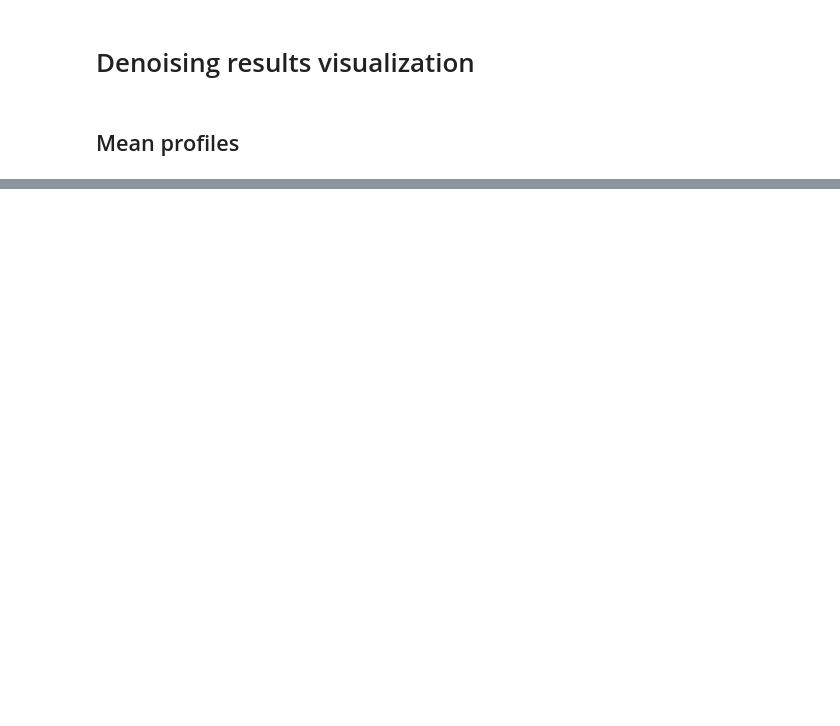
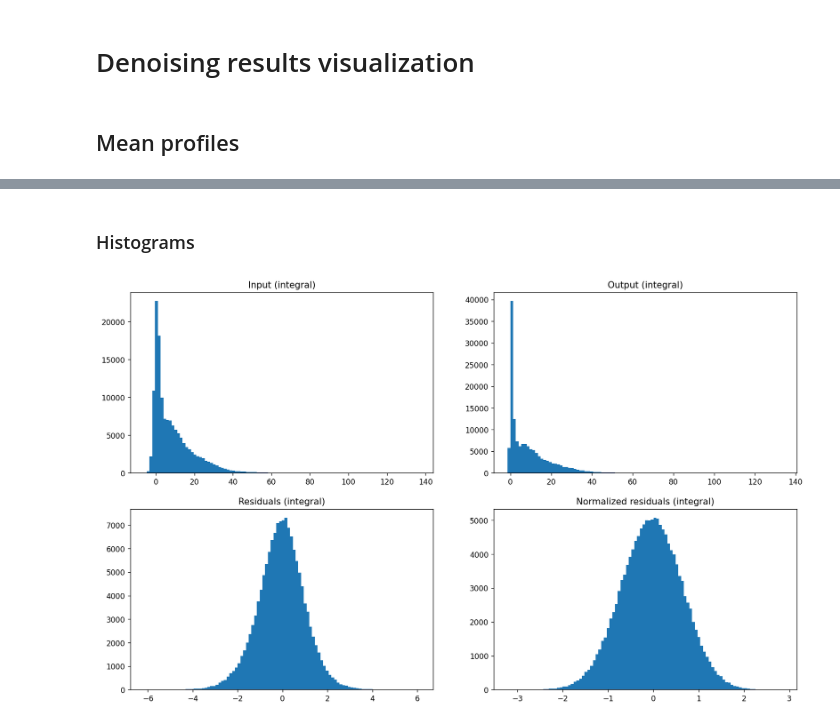
Before and after one commit to einigl/line-cubes-denoising, a Jupyter notebook: notebooks/show_results.ipynb, the cells around one changed output, grey strips where cells are left out. Saved outputs shown, nothing was run; the diff lists cells and outputs as text; code cells hidden in the pictures; blank space fills up the shorter version.

```diff
--- a/notebooks/show_results.ipynb
+++ b/notebooks/show_results.ipynb
@@ -11,7 +11,7 @@ import matplotlib.pyplot as plt
 from astropy.io import fits
 from matplotlib.colors import LogNorm
 
-data_path = os.path.join(os.getcwd(), "..", "cubes")
+data_path = os.path.join(os.getcwd(), "..", "cubes", "preprocessing")
 results_path = os.path.join(os.getcwd(), "out_dense_ae")
 # %%
 # Loading of data
@@ -84,0 +127,28 @@ plt.show()
+# %% [markdown]
+### Histograms
+# %%
+n_bins = 100
+
+#
+
+plt.figure(figsize=(2.5*6.4, 2*4.8), dpi=125)
+
+plt.subplot(2, 2, 1)
+plt.hist(Integral_raw.flatten(), bins=n_bins)
+plt.title(f"Input (integral)")
+
+plt.subplot(2, 2, 2)
+plt.hist(Integral_out.flatten(), bins=n_bins)
+plt.title(f"Output (integral)")
+
+plt.subplot(2, 2, 3)
+plt.hist(Integral_diff.flatten(), bins=n_bins)
+plt.title(f"Residuals (integral)")
+
+plt.subplot(2, 2, 4)
+plt.hist((Integral_diff / noise_map / X.shape[0]**0.5).flatten(), bins=n_bins)
+plt.title(f"Normalized residuals (integral)")
+
+plt.show()
+# %% [output]
+[figure, added]
```
Also changed, not shown: parts of 13 cells of this notebook, 6 other files.
